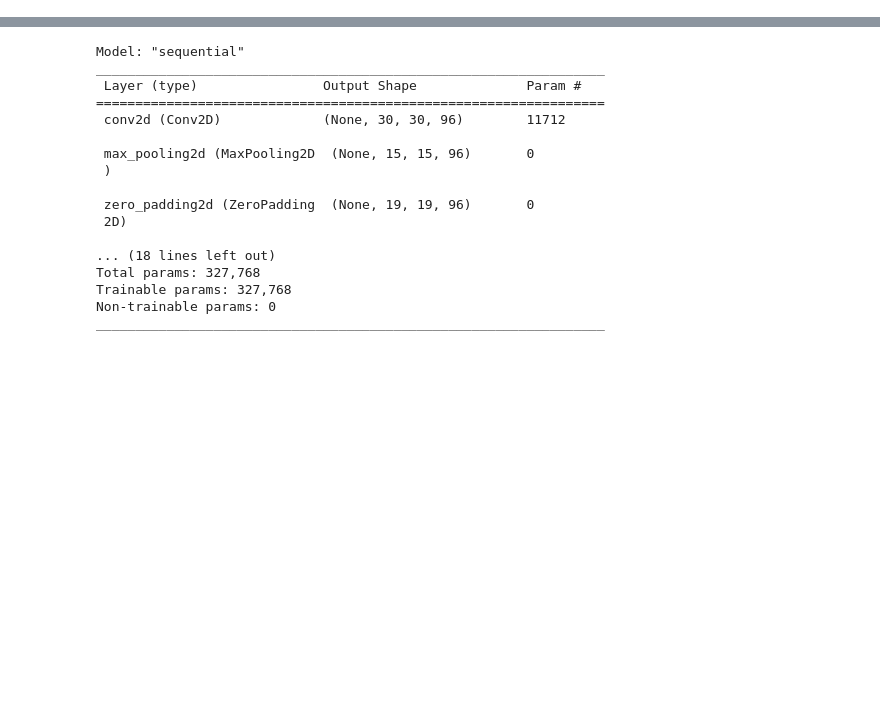
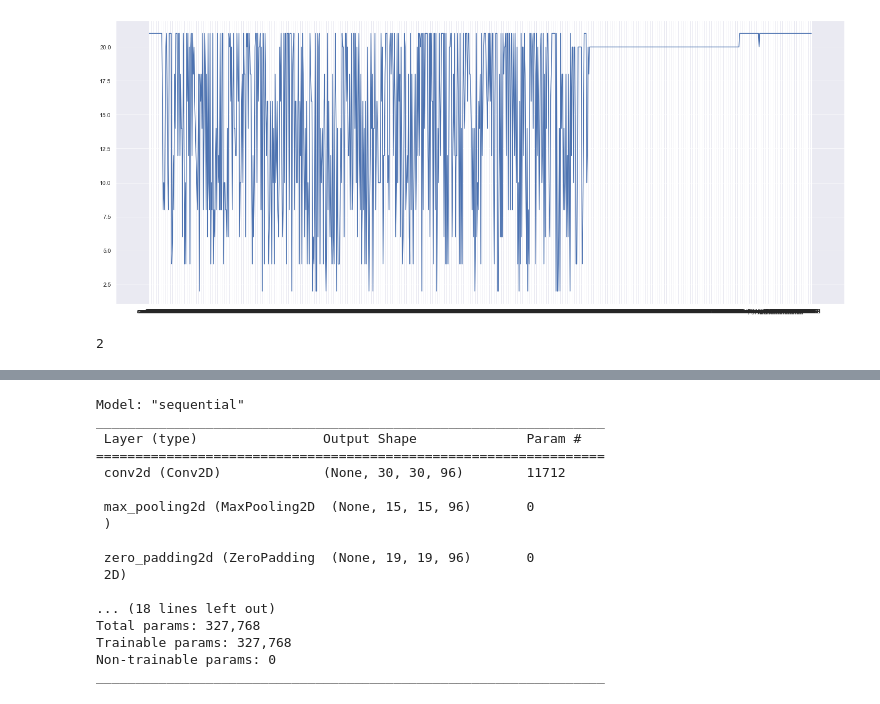
Before and after one commit to maroirek/Iris-Segmentation, a Jupyter notebook: irisnet+svm(test).ipynb, the cells around one changed output, grey strips where cells are left out. Drawn from its saved outputs; the diff is of its cells as text; code cells hidden in the pictures; blank space fills up the shorter version.

```diff
--- a/irisnet+svm(test).ipynb
+++ b/irisnet+svm(test).ipynb
@@ -148,0 +57,5 @@ y.shape
+# %%
+f , n = np.unique(labels_id, return_counts=True)
+r = np.where(n == min(n))[0]
+for i in range(len(r)):
+    print([k for (k,v) in labels_dic.items() if v == r[i]])
@@ -148,0 +112,9 @@ y.shape
+# %%
+f, n = np.unique(labels_bal, return_counts=True)
+plt.figure(figsize=(25,10))
+plt.plot(f,n)
+plt.show()
+min(n)
+# %% [output]
+[figure, added]
+2
```
Also changed, not shown: parts of 22 cells of this notebook, 1 other file.
